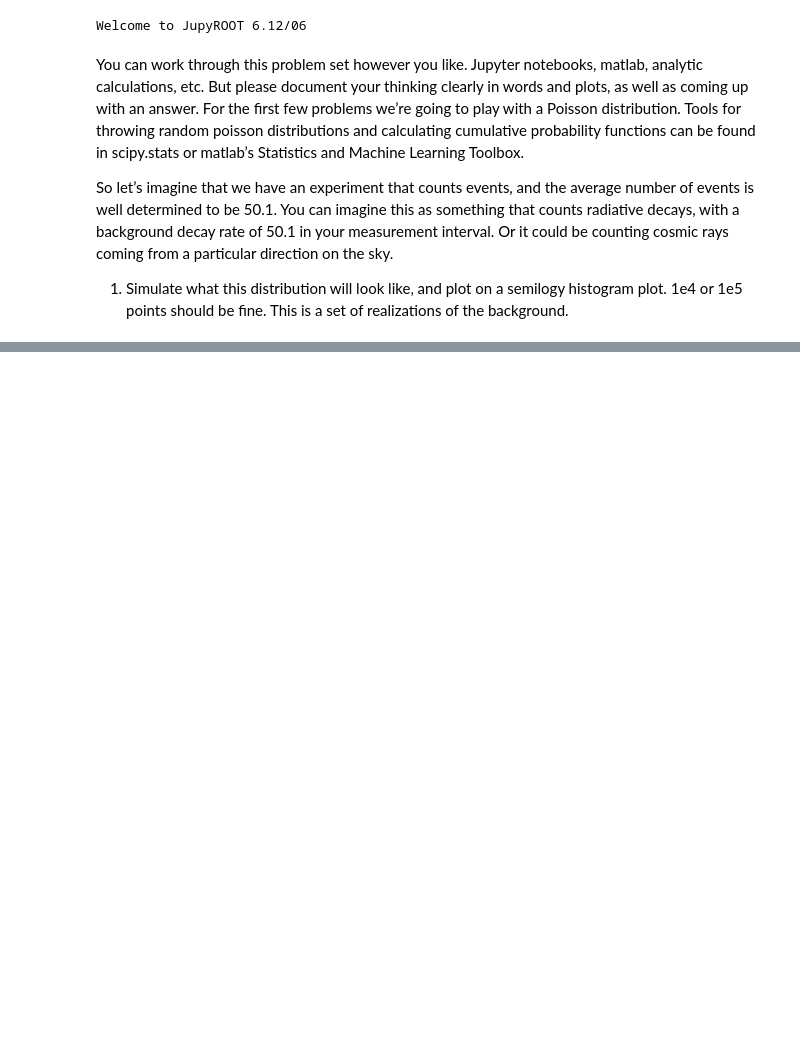
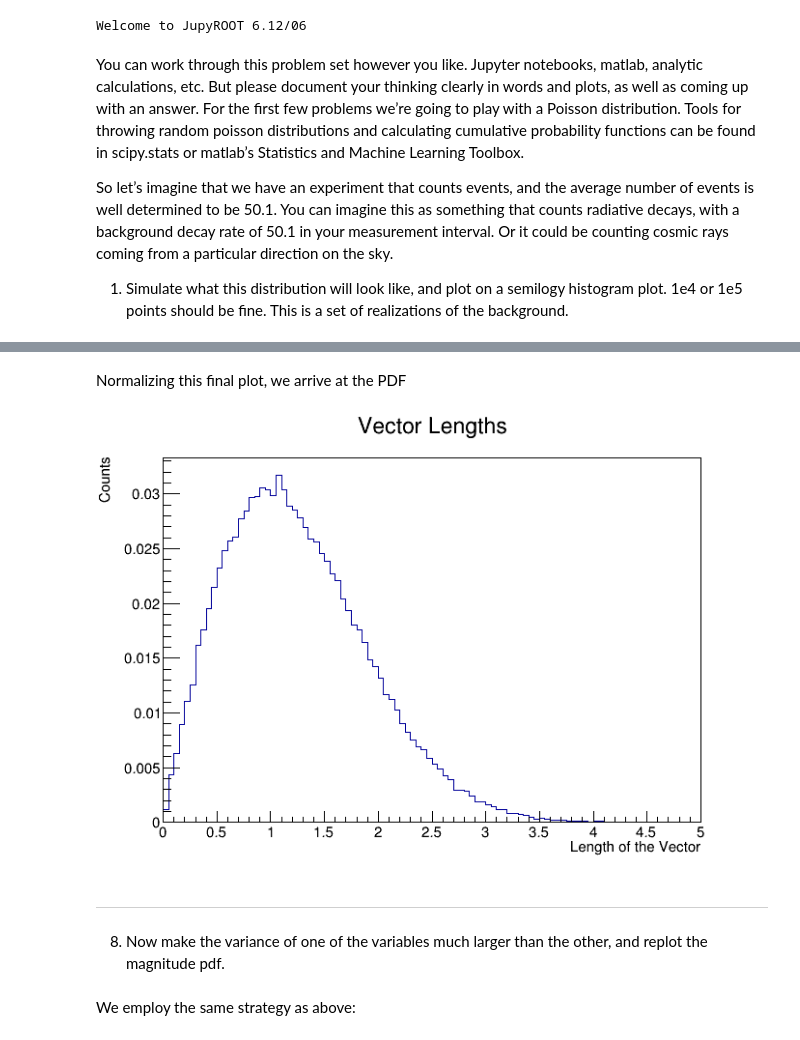
Before and after one commit to jlabounty/phys576, a Jupyter notebook: PHYS576_HW1_JoshuaLaBounty.ipynb, the cells around one changed output, grey strips where cells are left out. Saved outputs shown, nothing was run; the diff lists cells and outputs as text; code cells hidden in the pictures; blank space fills up the shorter version.

```diff
--- a/PHYS576_HW1_JoshuaLaBounty.ipynb
+++ b/PHYS576_HW1_JoshuaLaBounty.ipynb
@@ -123,0 +207,23 @@ simulation does not have enough realizations, so an analytic calculation is need
+# %% [markdown]
+Normalizing this final plot, we arrive at the PDF
+# %%
+h2 = r.TH1D("h2","Vector Lengths",100,0,5)
+for i in vecLength:
+    h2.Fill(i)
+
+h2.Scale(1/(h2.GetEntries()))
+h2.GetXaxis().SetTitle("Length of the Vector")
+h2.GetYaxis().SetTitle("Counts")
+
+c2 = r.TCanvas()
+h2.Draw("HIST")
+c2.Draw()
+# %% [output]
+[figure, added]
+# %% [markdown]
+---
+
+8) Now make the variance of one of the variables much larger than the other, and replot the
+magnitude pdf.
+# %% [markdown]
+We employ the same strategy as above:
```
Also changed, not shown: parts of 24 cells of this notebook.
